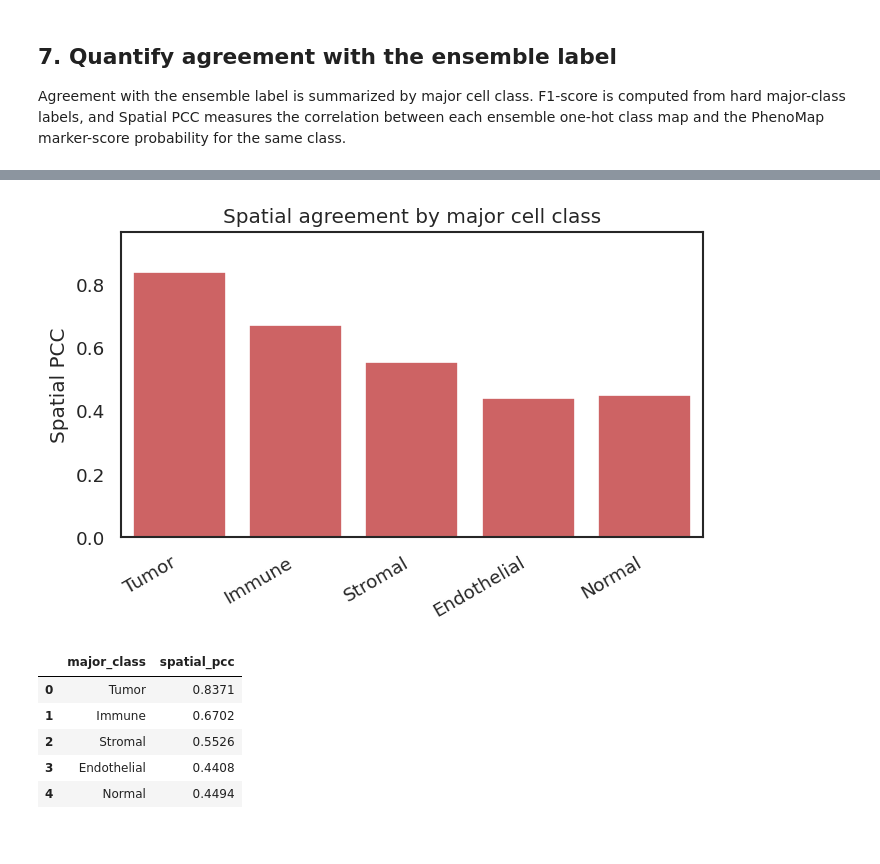
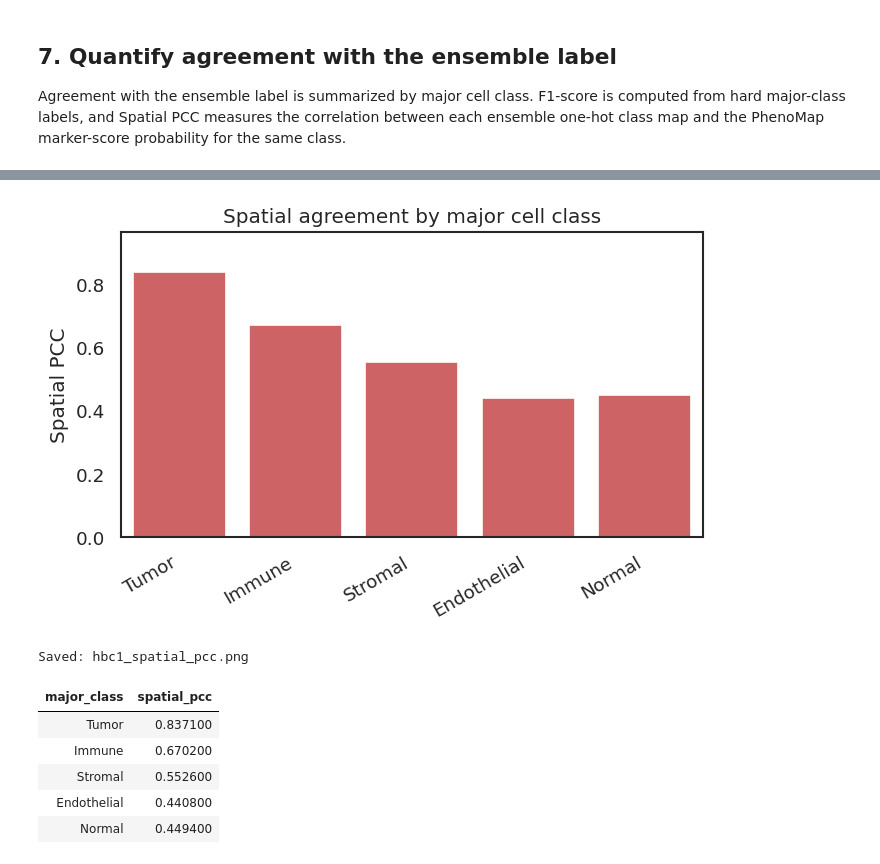
Before and after one commit to shuailinxue/PhenoMap, a Jupyter notebook: docs/source/tutorials/02_spatial_cell_type_annotation/index.ipynb, the cells around one changed output, grey strips where cells are left out. Saved outputs shown, nothing was run; the diff lists cells and outputs as text; code cells hidden in the pictures.

```diff
--- a/docs/source/tutorials/02_spatial_cell_type_annotation/index.ipynb
+++ b/docs/source/tutorials/02_spatial_cell_type_annotation/index.ipynb
@@ -321,38 +354,39 @@ def softmax_scores(df, cols):
 
 score_cols_all = [f"{c}_score" for c in SEVEN_CLASSES if f"{c}_score" in ours_aligned.columns]
 prob = softmax_scores(ours_aligned, score_cols_all)
 prob.columns = [c.replace("_score", "") for c in prob.columns]
 
 major_prob = pd.DataFrame(index=prob.index)
 for major in MAJOR_CLASSES:
     source_classes = [k for k, v in MERGE_MAP.items() if v == major and k in prob.columns]
     major_prob[major] = prob[source_classes].sum(axis=1)
 
 spatial_rows = []
 for major in MAJOR_CLASSES:
     y_binary = (y_true_major.loc[major_prob.index] == major).astype(float)
     if y_binary.sum() == 0 or major_prob[major].std() == 0:
         pcc = np.nan
     else:
         pcc, _ = pearsonr(y_binary.values, major_prob[major].values)
     spatial_rows.append({"major_class": major, "spatial_pcc": pcc})
 spatial_pcc = pd.DataFrame(spatial_rows)
 
 pcc_path = plot_major_class_metric_bars(
     metric_df=spatial_pcc,
     metric_col="spatial_pcc",
     ylabel="Spatial PCC",
     title="Spatial agreement by major cell class",
     output_path=TUTORIAL_DIR / "hbc1_spatial_pcc.png",
     ylim=(0, max(0.05, spatial_pcc["spatial_pcc"].max() * 1.15)),
 )
-print(f"Saved: {pcc_path}")
-spatial_pcc.round(4)
+print(f"Saved: {pcc_path.name}")
+spatial_pcc.round(4).style.hide(axis="index")
 # %% [output]
 [figure]
+Saved: hbc1_spatial_pcc.png
-|  | major_class | spatial_pcc |
-| 0 | Tumor | 0.8371 |
-| 1 | Immune | 0.6702 |
-| 2 | Stromal | 0.5526 |
-| 3 | Endothelial | 0.4408 |
-| 4 | Normal | 0.4494 |
+| major_class | spatial_pcc |
+| Tumor | 0.837100 |
+| Immune | 0.670200 |
+| Stromal | 0.552600 |
+| Endothelial | 0.440800 |
+| Normal | 0.449400 |
```
Also changed, not shown: parts of 9 cells of this notebook, 1 other file.
